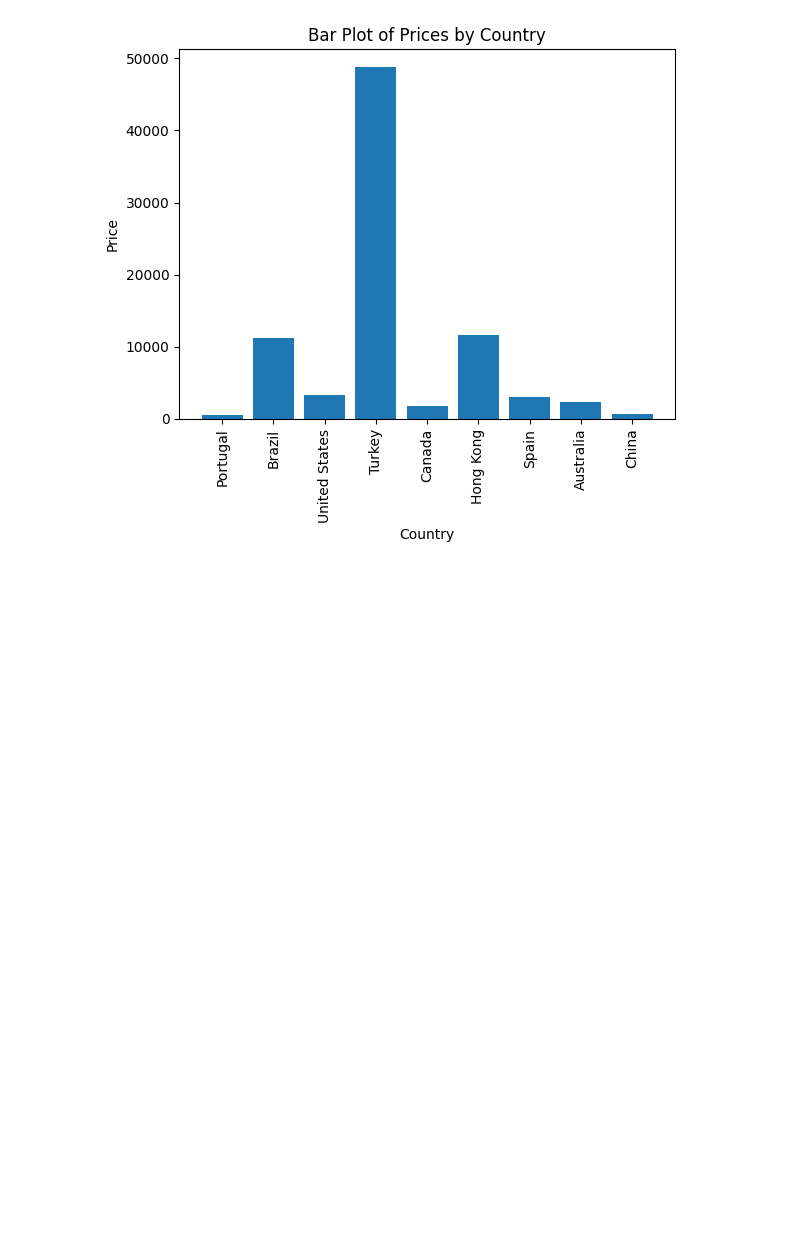
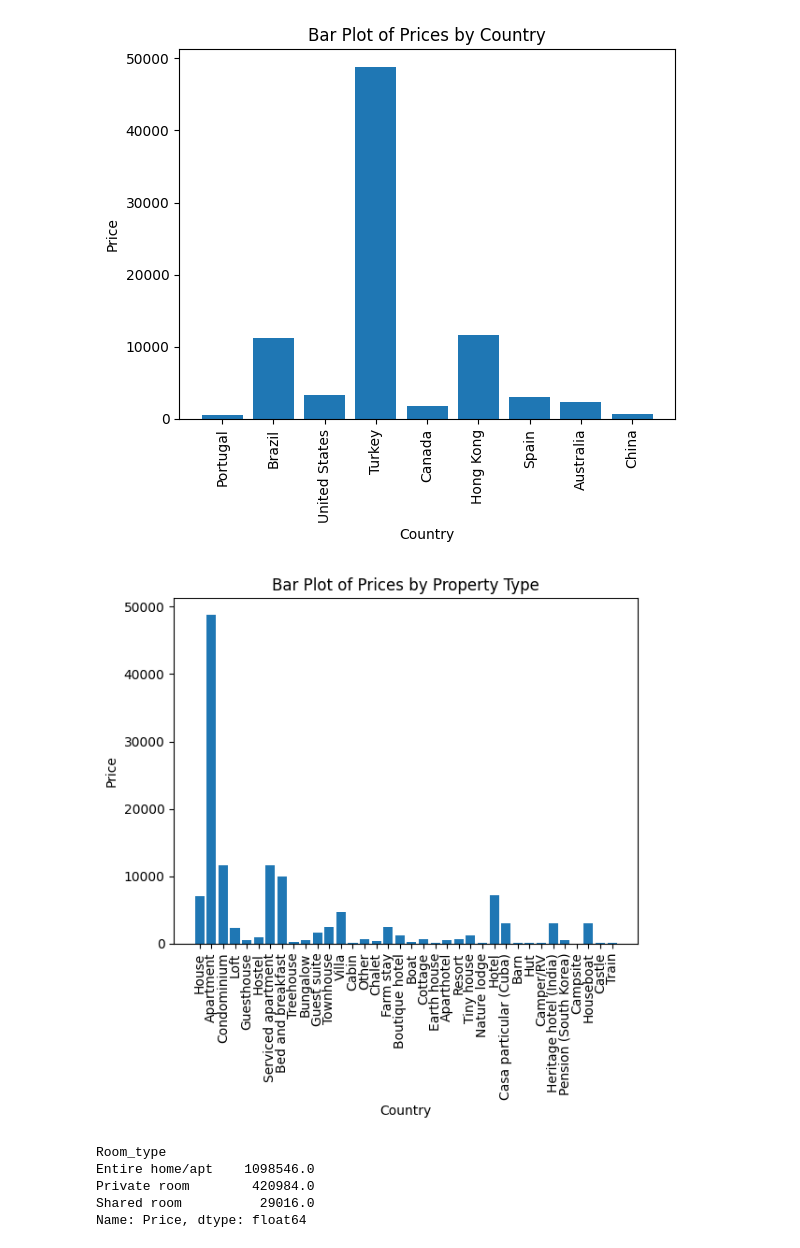
Before and after one commit to Saravanan-20G/Project-4--Airbnb-Analysis, a Jupyter notebook: Airbnb.ipynb, the cells around one changed output. Drawn from its saved outputs; the diff is of its cells as text; code cells hidden in the pictures; blank space fills up the shorter version.

```diff
--- a/Airbnb.ipynb
+++ b/Airbnb.ipynb
@@ -316,3 +320,21 @@ plt.xticks(rotation=90)
 plt.show()
 # %% [output]
 [figure]
+# %%
+plt.bar(df['Property_type'], df['Price'], edgecolor='none')
+plt.grid(False)
+plt.xlabel("Country")
+plt.ylabel("Price")
+plt.title("Bar Plot of Prices by Property Type")
+plt.xticks(rotation=90)
+plt.show()
+# %% [output]
+[figure, added]
+# %%
+room_type_df
+# %% [output]
+Room_type
+Entire home/apt    1098546.0
+Private room        420984.0
+Shared room          29016.0
+Name: Price, dtype: float64
```
Also changed, not shown: parts of 2 cells of this notebook, 1 other file.
